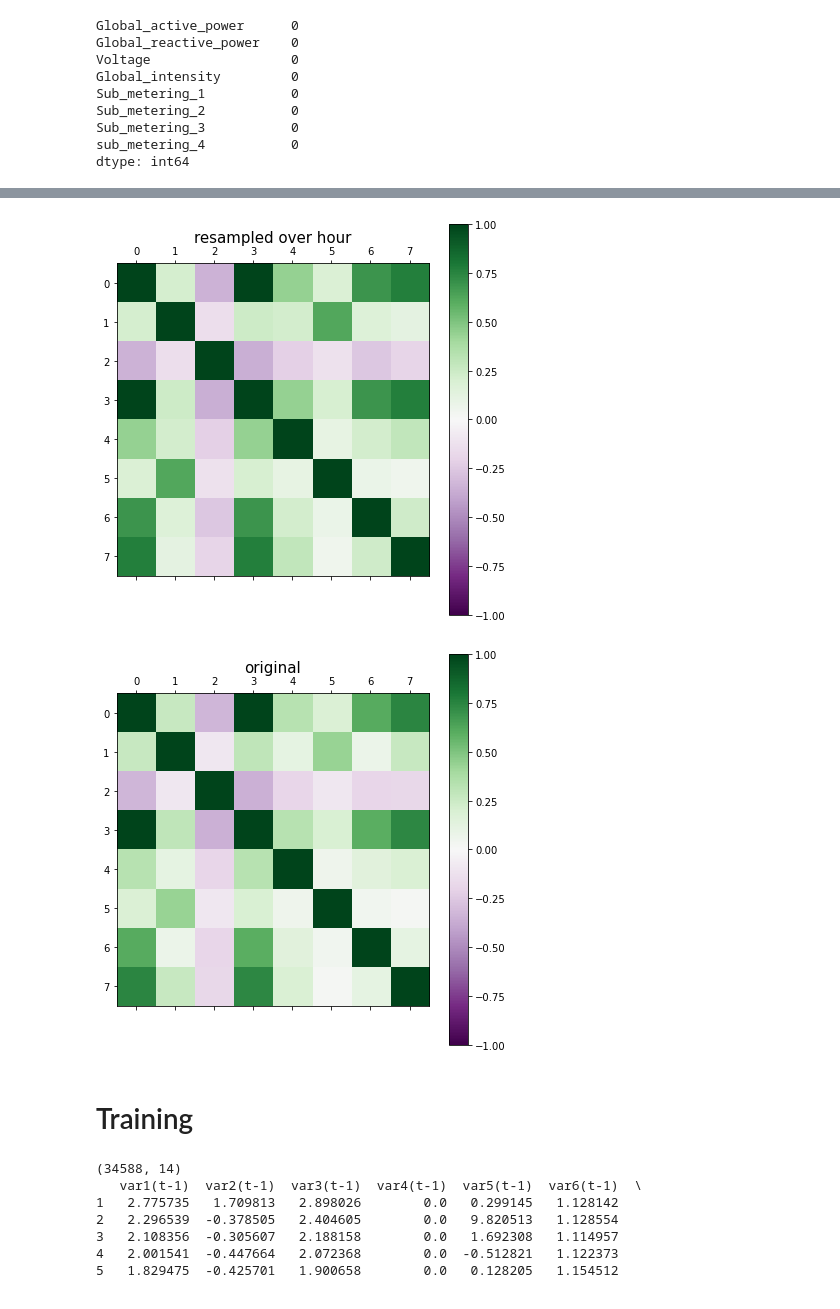
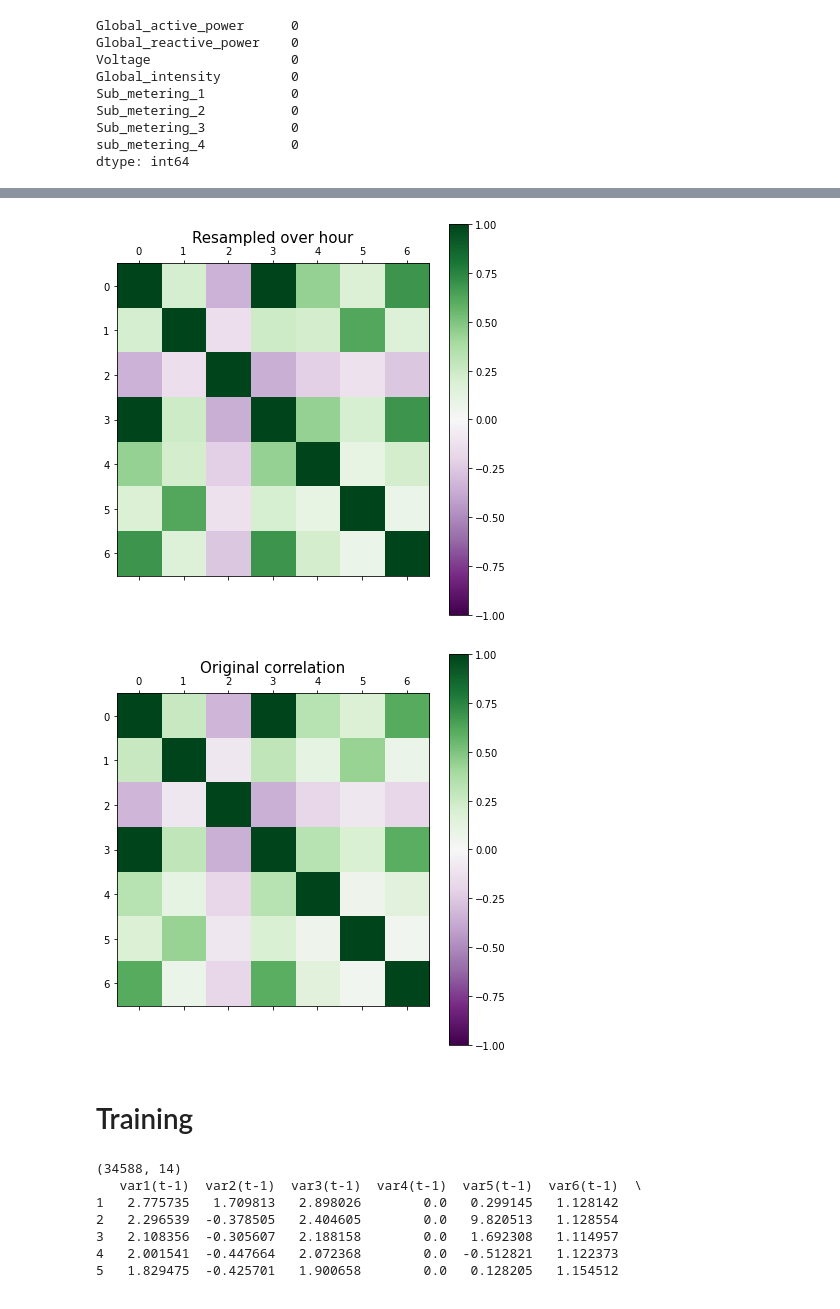
Before and after one commit to gitwetguy/Household_power_prediction, a Jupyter notebook: Household_power_prediciton.ipynb, the cells around one changed output, grey strips where cells are left out. Cells and saved outputs as stored; diff of their text form; code cells hidden in the pictures.

```diff
--- a/Household_power_prediciton.ipynb
+++ b/Household_power_prediciton.ipynb
@@ -23,7 +23,7 @@ import math
 import json
 from IPython.core.pylabtools import figsize
 figsize(15, 7)
-df = pd.read_csv(r'E:\Server_mantain\Household_power_prediction\Household_power_consumption\Household_power_consumption.csv', sep=',',
+df = pd.read_csv(r'E:\Server_mantain\Household_power_prediction\Household_power_consumption\household_power_consumption\household_power_consumption.txt', sep=';',
                  parse_dates={'dt' : ['datetime']}, infer_datetime_format=True,
                  low_memory=False, na_values=['nan','?'], index_col='dt')
 # %%
@@ -92,33 +87,33 @@ plt.show()
 # %%
 # Correlations of mean of features resampled over months
 
 
 plt.matshow(df.resample('M').mean().corr(method='spearman'),vmax=1,vmin=-1,cmap='PRGn')
 plt.title('resampled over month', size=15)
 plt.colorbar()
 plt.margins(0.02)
 plt.matshow(df.resample('A').mean().corr(method='spearman'),vmax=1,vmin=-1,cmap='PRGn')
 plt.title('resampled over year', size=15)
 plt.colorbar()
 plt.show()
 plt.matshow(df.resample('D').mean().corr(method='spearman'),vmax=1,vmin=-1,cmap='PRGn')
 plt.title('resampled over day', size=15)
 plt.colorbar()
 plt.show()
-plt.matshow(df.resample('h').mean().corr(method='spearman'),vmax=1,vmin=-1,cmap='PRGn')
-plt.title('resampled over hour', size=15)
+plt.matshow(df.iloc[:,:7].resample('h').mean().corr(method='spearman'),vmax=1,vmin=-1,cmap='PRGn')
+plt.title('Resampled over hour', size=15)
 plt.colorbar()
 plt.show()
-plt.matshow(df.corr(method='spearman'),vmax=1,vmin=-1,cmap='PRGn')
-plt.title('original', size=15)
+plt.matshow(df.iloc[:,:7].corr(method='spearman'),vmax=1,vmin=-1,cmap='PRGn')
+plt.title('Original correlation', size=15)
 plt.colorbar()
 plt.show()
 # %% [output]
 [figure]
 [figure]
 [figure]
-[figure, old version]
+[figure, new version]
-[figure, old version]
+[figure, new version]
 # %%
 def series_to_supervised(data, n_in=1, n_out=1, dropnan=True):
 	n_vars = 1 if type(data) is list else data.shape[1]
@@ -142,8 +137,8 @@ def series_to_supervised(data, n_in=1, n_out=1, dropnan=True):
 	if dropnan:
 		agg.dropna(inplace=True)
 	return agg
-# %% [markdown]
-# Training
+# %% [markdown]
+# Training
 # %%
 ## resampling of data over hour
 df_resample = df.resample('h').mean()
```
Also changed, not shown: parts of 31 cells of this notebook.
